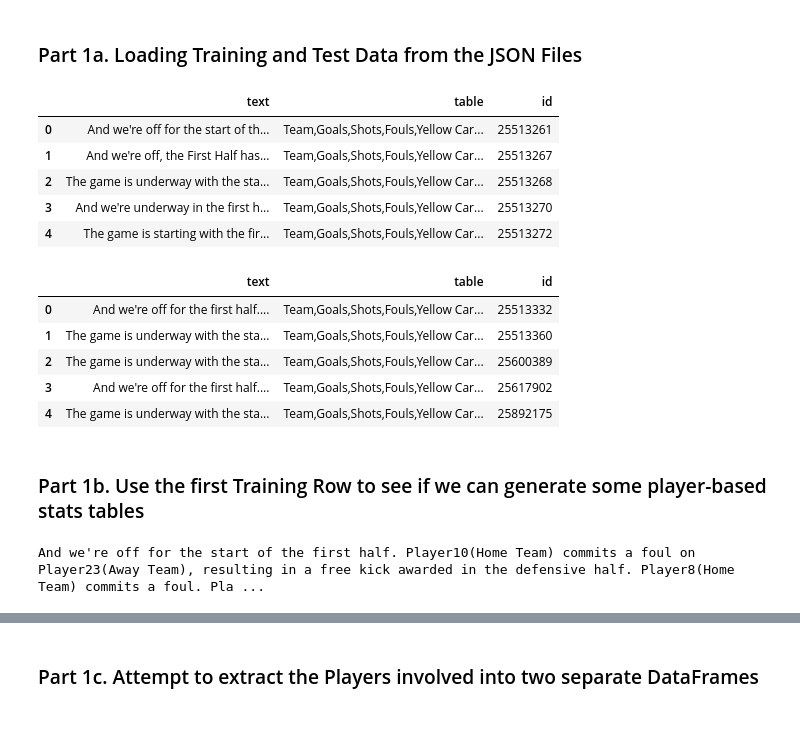
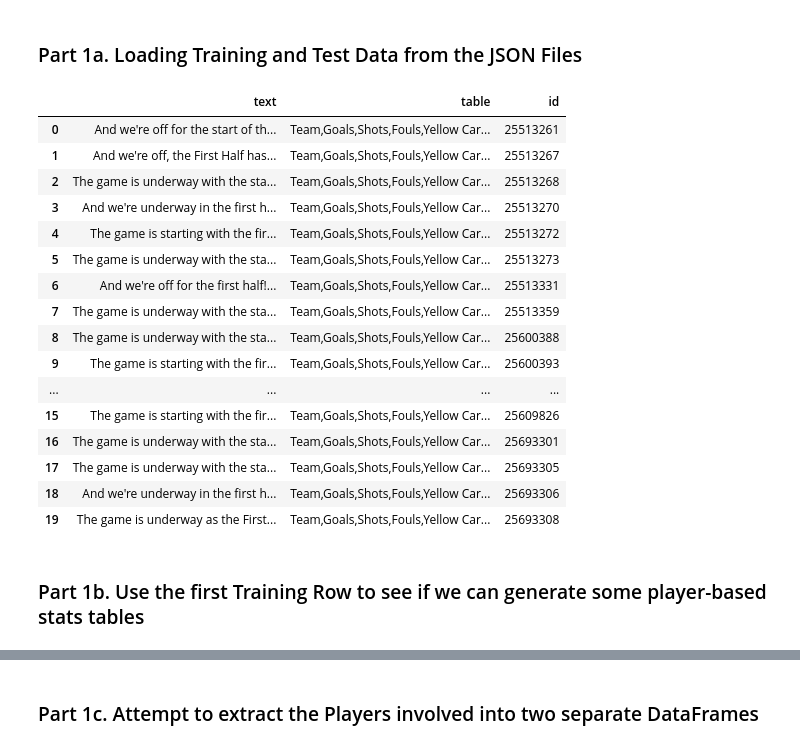
Before and after one commit to rishabhbaral-asu/SportsBench, a Jupyter notebook: LiveSum.ipynb, the cells around one changed output, grey strips where cells are left out. Drawn from its saved outputs; the diff is of its cells as text; code cells hidden in the pictures; blank space fills up the shorter version.

Commit message:
Finished 20 samples of data analysis

```diff
--- a/LiveSum.ipynb
+++ b/LiveSum.ipynb
@@ -15,32 +16,27 @@ from openai import OpenAI
 # %%
 with open('train.json') as f:
     train_data = json.load(f)
 train_df = pd.json_normalize(train_data)
-with open('test.json') as f:
-    test_data = json.load(f)
-test_df = pd.json_normalize(test_data)
 
 #display the first few rows of the dataframes
-display(train_df.head())
-display(test_df.head())
+display(train_df.head(20))
 # %% [output]
 |  | text | table | id |
 | 0 | And we're off for the start of th... | Team,Goals,Shots,Fouls,Yellow Car... | 25513261 |
 | 1 | And we're off, the First Half has... | Team,Goals,Shots,Fouls,Yellow Car... | 25513267 |
 | 2 | The game is underway with the sta... | Team,Goals,Shots,Fouls,Yellow Car... | 25513268 |
 | 3 | And we're underway in the first h... | Team,Goals,Shots,Fouls,Yellow Car... | 25513270 |
 | 4 | The game is starting with the fir... | Team,Goals,Shots,Fouls,Yellow Car... | 25513272 |
+| 5 | The game is underway with the sta... | Team,Goals,Shots,Fouls,Yellow Car... | 25513273 |
+| 6 | And we're off for the first half!... | Team,Goals,Shots,Fouls,Yellow Car... | 25513331 |
+| 7 | The game is underway with the sta... | Team,Goals,Shots,Fouls,Yellow Car... | 25513359 |
+| 8 | The game is underway with the sta... | Team,Goals,Shots,Fouls,Yellow Car... | 25600388 |
+| 9 | The game is starting with the fir... | Team,Goals,Shots,Fouls,Yellow Car... | 25600393 |
+| ... | ... | ... | ... |
+| 15 | The game is starting with the fir... | Team,Goals,Shots,Fouls,Yellow Car... | 25609826 |
+| 16 | The game is underway with the sta... | Team,Goals,Shots,Fouls,Yellow Car... | 25693301 |
+| 17 | The game is underway with the sta... | Team,Goals,Shots,Fouls,Yellow Car... | 25693305 |
+| 18 | And we're underway in the first h... | Team,Goals,Shots,Fouls,Yellow Car... | 25693306 |
+| 19 | The game is underway as the First... | Team,Goals,Shots,Fouls,Yellow Car... | 25693308 |
-|  | text | table | id |
-| 0 | And we're off for the first half.... | Team,Goals,Shots,Fouls,Yellow Car... | 25513332 |
-| 1 | The game is underway with the sta... | Team,Goals,Shots,Fouls,Yellow Car... | 25513360 |
-| 2 | The game is underway with the sta... | Team,Goals,Shots,Fouls,Yellow Car... | 25600389 |
-| 3 | And we're off for the first half.... | Team,Goals,Shots,Fouls,Yellow Car... | 25617902 |
-| 4 | The game is underway with the sta... | Team,Goals,Shots,Fouls,Yellow Car... | 25892175 |
 # %% [markdown]
 ### Part 1b. Use the first Training Row to see if we can generate some player-based stats tables
-# %%
-train_row_1 = train_df.iloc[0]
-train_comm = train_row_1['text']
-print(train_comm)
-# %% [output]
-And we're off for the start of the first half. Player10(Home Team) commits a foul on Player23(Away Team), resulting in a free kick awarded in the defensive half. Player8(Home Team) commits a foul. Pla ...
```
Also changed, not shown: parts of 20 cells of this notebook.
